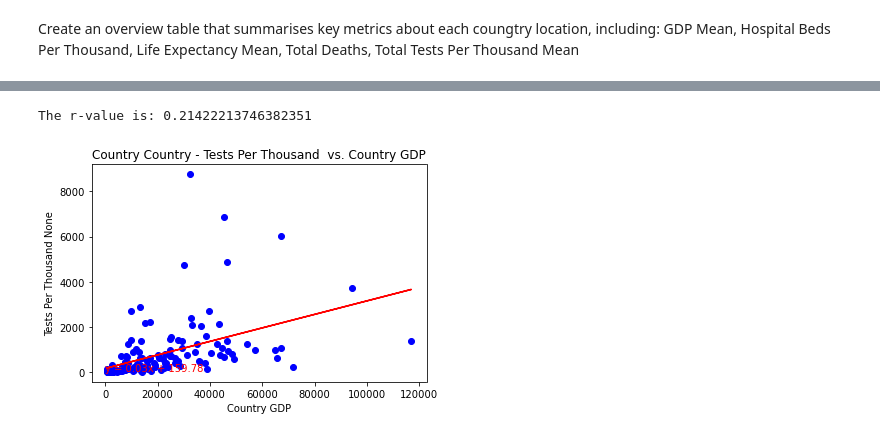
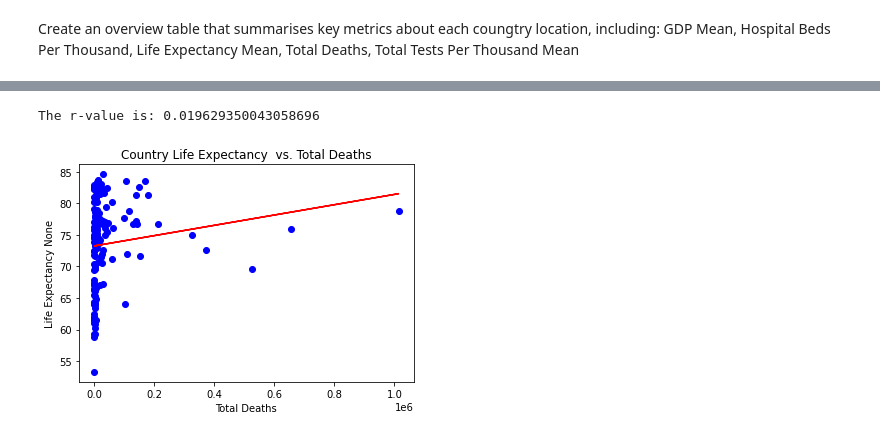
Before and after one commit to helloliamtwomey/DA_Project1, a Jupyter notebook: Project 1 Angela Notebook.ipynb, the cells around one changed output, grey strips where cells are left out. Cells and saved outputs as stored; diff of their text form; code cells hidden in the pictures.

```diff
--- a/Project 1 Angela Notebook.ipynb
+++ b/Project 1 Angela Notebook.ipynb
@@ -184,0 +184,4 @@ Name: total_deaths, Length: 148, dtype: float64
+# %%
+#Grab aged 65 and older
+Aged_65_Older = Location_Grouped["aged_65_older"].mean()
+Aged_65_Older
@@ -184,0 +202,4 @@ Name: total_deaths, Length: 148, dtype: float64
+# %%
+#Grab aged 70 and older
+Aged_70_Older = Location_Grouped["aged_70_older"].mean()
+Aged_70_Older
@@ -189,7 +224,9 @@ Location_Summary = pd.DataFrame({'Total Population': Ave_Population,
                                'Hospital Beds': Ave_Hospital_Beds,
                                'Life Expectancy': Ave_LifeExpectancy,
                                'Testing per Thousand': Ave_Testing,
-                               'Total Deaths': Total_Deaths
+                               'Total Deaths': Total_Deaths,
+                               'Over 65 Years': Aged_65_Older,
+                               'Over 70 Years': Aged_70_Older
                                })
 Location_Summary.head()
 # %% [output]
@@ -243,7 +280,7 @@ def create_linear_regression(linear_regression_parms_dict):
     xlabel = "Country GDP"
     plt.xlabel (f"{xlabel}")
     plt.ylabel (f"{ylabel} {unit}")
-    plt.title  (f"{Location_Summary} Country - {ylabel}  vs. {xlabel}")
+    plt.title  (f"{Location_Summary} {ylabel}  vs. {xlabel}")
 
      # Print r value
     print(f"The r-value is: {rvalue**2}")
@@ -304,17 +402,17 @@ The r-value is: 0.010374013398489847
 # %%
-# Calculate the linear regression equation Country - Tests per Thousand vs. Country GDP
+# Calculate the linear regression equation Country - Total Deaths vs. Life Expectancy
 
 # Save the data to create the scatter plot in a dictionary
 linear_regression_parms_dict = { "Location_Summary" : "Country"
-                              , "x_values"       : Location_Summary["Country GDP"]
-                               , "y_values"       : Location_Summary["Testing per Thousand"]
-                               , "ylabel"         : "Tests Per Thousand"
+                               , "x_values"       : Location_Summary["Total Deaths"]
+                               , "y_values"       : Location_Summary["Life Expectancy"]
+                               , "ylabel"         : "Life Expectancy"
                                , "annotatate_x"   : 20
                                , "annotatate_y"   : 50
 }
 
 # Call the function to create the linear regression
 create_linear_regression(linear_regression_parms_dict )
 # %% [output]
-The r-value is: 0.21422213746382351
+The r-value is: 0.019629350043058696
-[figure, old version]
+[figure, new version]
```
Also changed, not shown: parts of 20 cells of this notebook.
